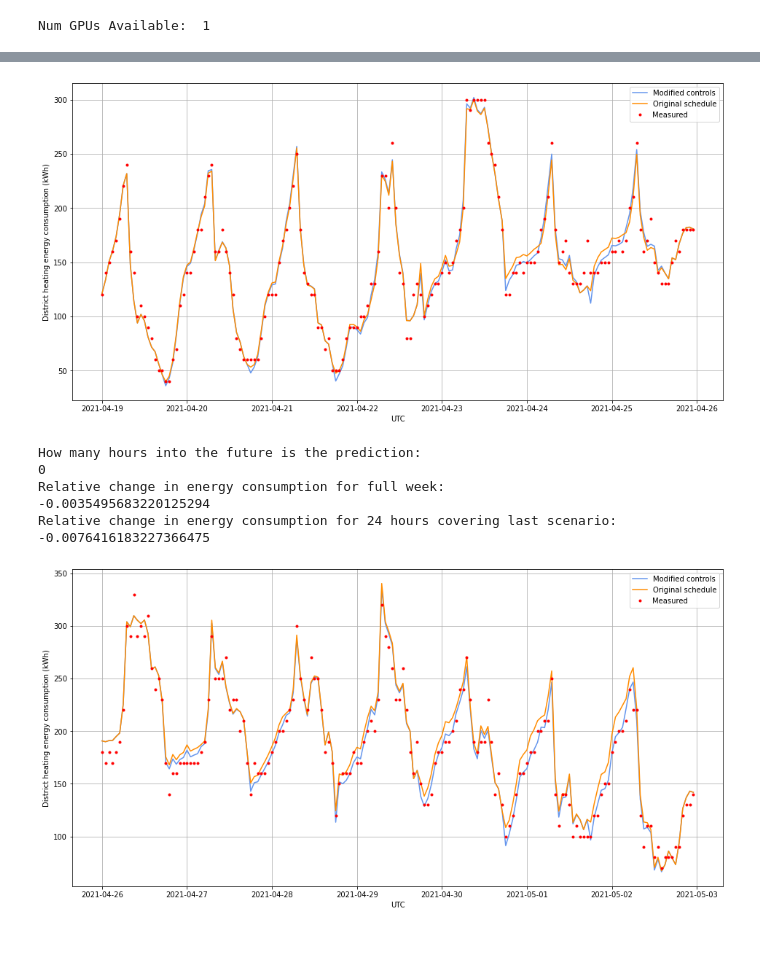
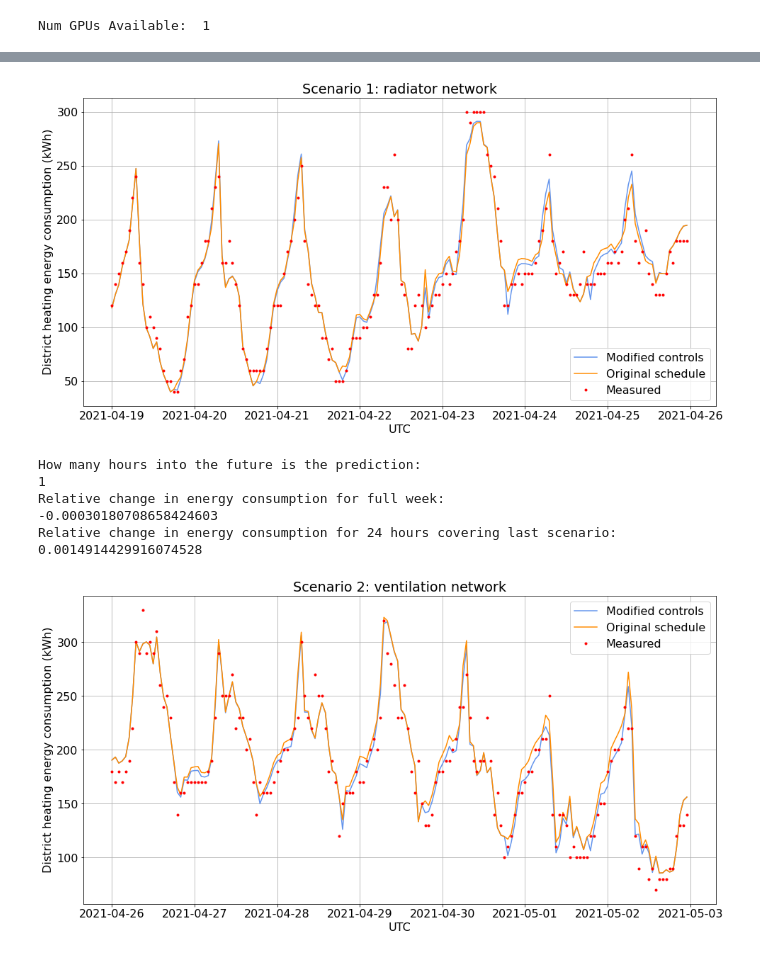
Before and after one commit to hamk-uas/HAMK_Smart_City, a Jupyter notebook: Scenario testing.ipynb, the cells around one changed output, grey strips where cells are left out. Drawn from its saved outputs; the diff is of its cells as text; code cells hidden in the pictures.

```diff
--- a/Scenario testing.ipynb
+++ b/Scenario testing.ipynb
@@ -21,7 +21,7 @@ raw_data_offsets_removed['Radiator_network_2_temperature'] -= raw_data_offsets_r
 raw_data_offsets_removed['Ventilation_network_2_temperature'] -= raw_data_offsets_removed['Ventilation_network_2_offset']
 
 seq = 12  # Model input sequence length
-fut = 0  # Time of prediction relative to end of model input sequence
+fut = 1  # Time of prediction relative to end of model input sequence
 
 # Initialize the model with the required parameters.
 hvac_model = MyGRU(y_parameters=['Energy_consumption'], seq=seq, fut=fut, x_parameters=[
@@ -57,5 +57,6 @@ Shape of testing data: x: (377, 12, 15) y: (377, 1)
 # %%
-hvac_model.load(r'GRU_Energy_consumption_2022-06-14_trained_fut_0')
+#hvac_model.load(r'GRU_Energy_consumption_2022-06-14_trained_fut_0')
+hvac_model.load(r'GRU_Energy_consumption_2022-06-15_trained_fut_1')
 print(hvac_model.fut)
 # %% [output]
 Model loaded.
@@ -65,47 +104,30 @@ Other variables loaded.
 # %%
+# Scenario predictions using a single trained model
 preds, y_scenario = hvac_model.inv_target(x_train, hvac_model.model.predict(x_train), y_train)
 preds_offsets_removed, y_offsets_removed = hvac_model.inv_target(x_train_offsets_removed, hvac_model.model.predict(x_train_offsets_removed), y_train_offsets_removed)
 
-plt.rcParams['timezone'] = 'Europe/Helsinki'
 plt.rcParams.update({'font.size': 16})
 
-start = 1597-376-12-hvac_model.fut
-eval_start = start + 5*24 + 12
-eval_end = eval_start + 24
+def plot_scenario_predictions(start, scenario):
+  eval_start = start + 5*24 + 12
+  eval_end = eval_start + 24
+  plt.figure(figsize=(16, 8))
+  plt.plot(pred_dates_train[start:start+24*7], preds[start:start+24*7], label="Modified controls", color="cornflowerblue", marker="")
+  plt.plot(pred_dates_train[start:start+24*7], preds_offsets_removed[start:start+24*7], label="Original schedule", color="darkorange", marker="")
+  plt.plot(pred_dates_train[start:start+24*7], y_scenario[start:start+24*7], label="Measured", color="red", marker=".", linestyle="")
+  plt.title(scenario)
+  plt.ylabel("District heating energy consumption (kWh)")
+  plt.xlabel("UTC")
+  plt.legend()
+  plt.grid(True)
+  plt.show()
+  print ("How many hours into the future is the prediction:")
+  print (hvac_model.fut)
+  print ("Relative change in energy consumption for full week:")
+  print ((np.sum(preds[start:start+24*7])-np.sum(preds_offsets_removed[start:start+24*7]))/np.sum(preds_offsets_removed[start:start+24*7]))
+  print ("Relative change in energy consumption for 24 hours covering last scenario:")
+  print ((np.sum(preds[eval_start:eval_end])-np.sum(preds_offsets_removed[eval_start:eval_end]))/np.sum(preds_offsets_removed[eval_start:eval_end]))
 
-plt.figure(figsize=(16, 8))
-plt.plot(pred_dates_train[start:start+24*7], preds[start:start+24*7], label="Modified controls", color="cornflowerblue", marker="")
-plt.plot(pred_dates_train[start:start+24*7], preds_offsets_removed[start:start+24*7], label="Original schedule", color="darkorange", marker="")
-plt.plot(pred_dates_train[start:start+24*7], y_scenario[start:start+24*7], label="Measured", color="red", marker=".", linestyle="")
-plt.ylabel("District heating energy consumption (kWh)")
-plt.xlabel("UTC")
-plt.legend()
-plt.grid(True)
-plt.show()
-print ("How many hours into the future is the prediction:")
-print (hvac_model.fut)
-print ("Relative change in energy consumption for full week:")
-print ((np.sum(preds[start:start+24*7])-np.sum(preds_offsets_removed[start:start+24*7]))/np.sum(preds_offsets_removed[start:start+24*7]))
-print ("Relative change in energy consumption for 24 hours covering last scenario:")
-print ((np.sum(preds[eval_start:eval_end])-np.sum(preds_offsets_removed[eval_start:eval_end]))/np.sum(preds_offsets_removed[eval_start:eval_end]))
-
-start = 1597-376-12-hvac_model.fut + 24*7
-eval_start = start + 5*24 + 12
-eval_end = eval_start + 24
-
-plt.figure(figsize=(16, 8))
-plt.plot(pred_dates_train[start:start+24*7], preds[start:start+24*7], label="Modified controls", color="cornflowerblue", marker="")
-plt.plot(pred_dates_train[start:start+24*7], preds_offsets_removed[start:start+24*7], label="Original schedule", color="darkorange", marker="")
-plt.plot(pred_dates_train[start:start+24*7], y_scenario[start:start+24*7], label="Measured", color="red", marker=".", linestyle="")
-plt.ylabel("District heating energy consumption (kWh)")
-plt.xlabel("UTC")
-plt.legend()
-plt.grid(True)
-plt.show()
-print ("How many hours into the future is the prediction:")
-print (hvac_model.fut)
-print ("Relative change in energy consumption for full week:")
-print ((np.sum(preds[start:start+24*7])-np.sum(preds_offsets_removed[start:start+24*7]))/np.sum(preds_offsets_removed[start:start+24*7]))
-print ("Relative change in energy consumption for 24 hours covering last scenario:")
-print ((np.sum(preds[eval_start:eval_end])-np.sum(preds_offsets_removed[eval_start:eval_end]))/np.sum(preds_offsets_removed[eval_start:eval_end]))
+plot_scenario_predictions(1597-376-12-hvac_model.fut, "Scenario 1: radiator network")
+plot_scenario_predictions(1597-376-12-hvac_model.fut + 24*7, "Scenario 2: ventilation network")
 # %% [output]
@@ -114,9 +136,9 @@ print ((np.sum(preds[eval_start:eval_end])-np.sum(preds_offsets_removed[eval_sta
-[figure, old version]
+[figure, new version]
 How many hours into the future is the prediction:
-0
+1
 Relative change in energy consumption for full week:
--0.0035495683220125294
+-0.00030180708658424603
 Relative change in energy consumption for 24 hours covering last scenario:
--0.0076416183227366475
+0.0014914429916074528
-[figure, old version]
+[figure, new version]
 How many hours into the future is the prediction:
```
Also changed, not shown: parts of 6 cells of this notebook, 5 other files.
